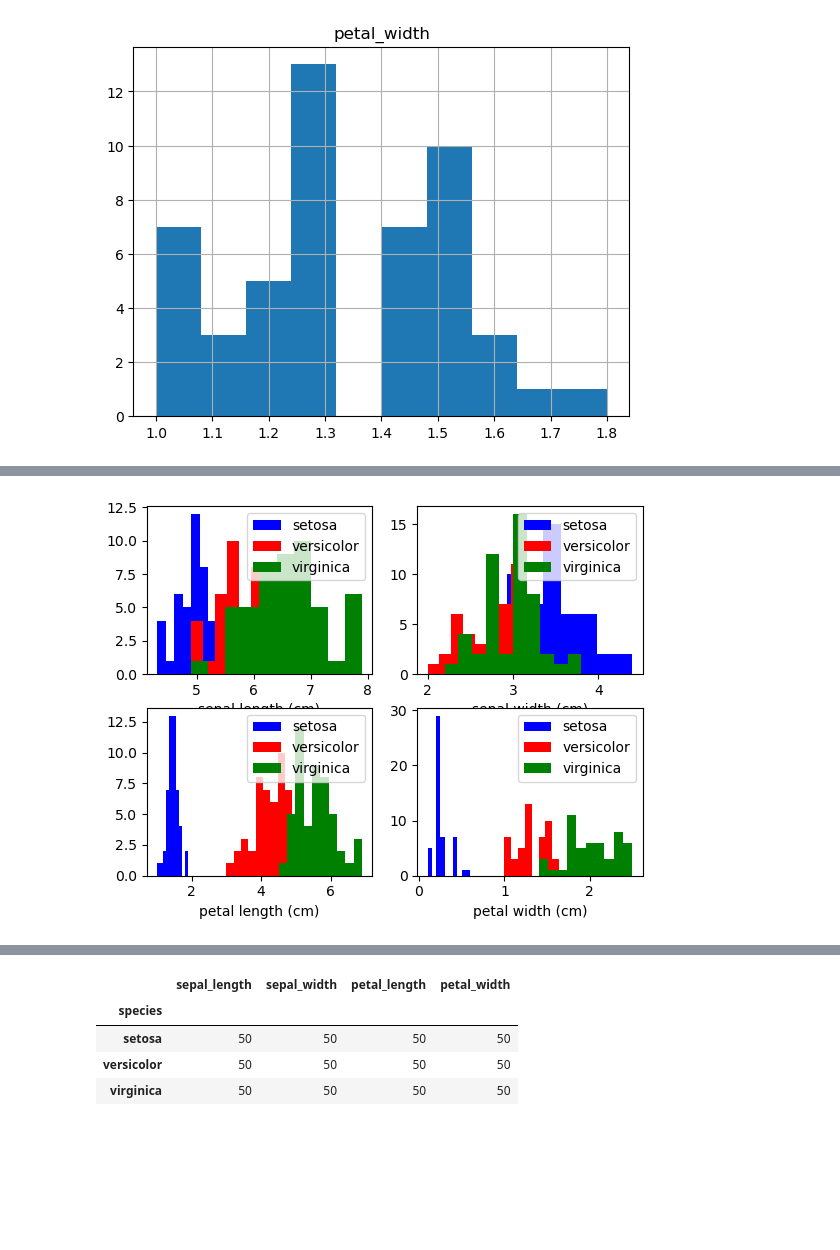
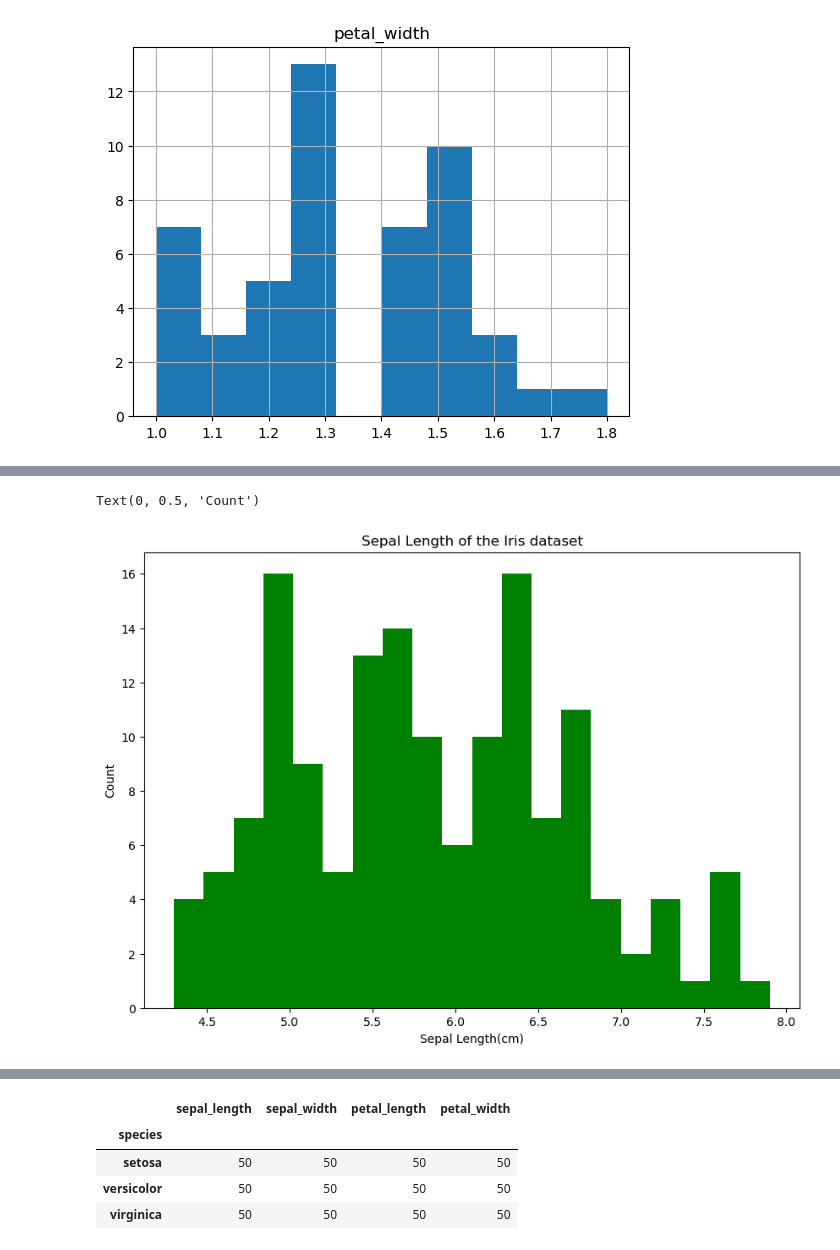
Before and after one commit to mickalleny2k/FUND_DATA, a Jupyter notebook: project.ipynb, the cells around one changed output, grey strips where cells are left out. Saved outputs shown, nothing was run; the diff lists cells and outputs as text; code cells hidden in the pictures; blank space fills up the shorter version.

```diff
--- a/project.ipynb
+++ b/project.ipynb
@@ -799,17 +786,0 @@ array([[<AxesSubplot:title={'center':'sepal_length'}>]], dtype=object)
-# %%
-iris= datasets.load_iris()
-fig, axes = plt.subplots(nrows= 2, ncols=2)
-colors= ['blue', 'red', 'green']
-
-for i, ax in enumerate(axes.flat):
-    for label, color in zip(range(len(iris.target_names)), colors):
-        ax.hist(iris.data[iris.target==label, i], label=
-                            iris.target_names[label], color=color)
-        ax.set_xlabel(iris.feature_names[i])
-        ax.legend(loc='upper right')
-        plt.savefig('./img/histogram.png')
-
-plt.show()
-plt.close()
-# %% [output]
-[figure, removed]
@@ -817,0 +787,11 @@ iris = pd.read_csv('./data/iris.csv')
+# %%
+plt.figure(figsize = (10, 7))
+x = iris["sepal_length"]
+
+plt.hist(x, bins = 20, color = "green")
+plt.title("Sepal Length of the Iris dataset")
+plt.xlabel("Sepal Length(cm)")
+plt.ylabel("Count")
+# %% [output]
+Text(0, 0.5, 'Count')
+[figure, added]
```
Also changed, not shown: parts of 67 cells of this notebook, 3 other files.
